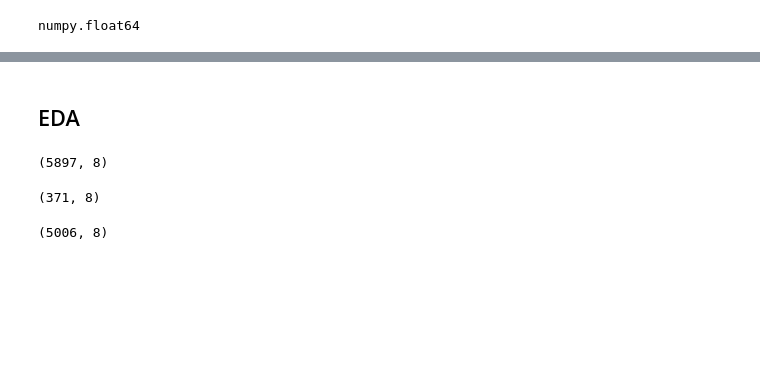
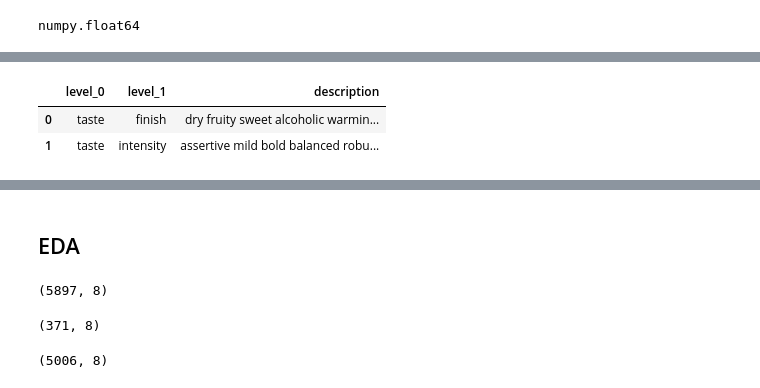
Before and after one commit to montalex/COM-480-Data-Visualization, a Jupyter notebook: scrap_data.ipynb, the cells around one changed output, grey strips where cells are left out. Drawn from its saved outputs; the diff is of its cells as text; code cells hidden in the pictures; blank space fills up the shorter version.

```diff
--- a/scrap_data.ipynb
+++ b/scrap_data.ipynb
@@ -272,0 +335,15 @@ df_all.to_csv('ratebeer_dataset_all.csv', index=False)
+# %%
+import json
+taste = {'description': {'notes': beer_notes, 'intensity' : intensity, 'finish':beer_finish}}
+sight = {'description': {'color': beer_color, 'clarity': beer_clarity,'head':beer_head}}
+smell = {'description': {'notes':basic_notes,'dark_fruit': dark_fruit_aroma,'light_fruit': light_fruit_aroma, 'citrus': citrus_aroma, 'acidic': acidic_type_aroma, 'spices_yeast': spices_yeast_aroma}}
+touchfeel = {'description': {'mouthfeel': mouthfeel, 'carbonation': carbonation_level, 'body': beer_body}}
+json_taste = json.dumps(taste)
+json_sight = json.dumps(sight)
+json_smell = json.dumps(smell)
+json_touchfeel = json.dumps(touchfeel)
+# %%
+df_taste = pd.read_json(json_taste)
+df_sight = pd.read_json(json_sight)
+df_smell = pd.read_json(json_smell)
+df_touchfeel = pd.read_json(json_touchfeel)
@@ -272,0 +354,6 @@ df_all.to_csv('ratebeer_dataset_all.csv', index=False)
+# %%
+df_desc.head(2)
+# %% [output]
+|  | level_0 | level_1 | description |
+| 0 | taste | finish | dry fruity sweet alcoholic warmin... |
+| 1 | taste | intensity | assertive mild bold balanced robu... |
```
Also changed, not shown: parts of 46 cells of this notebook, 8 other files.
